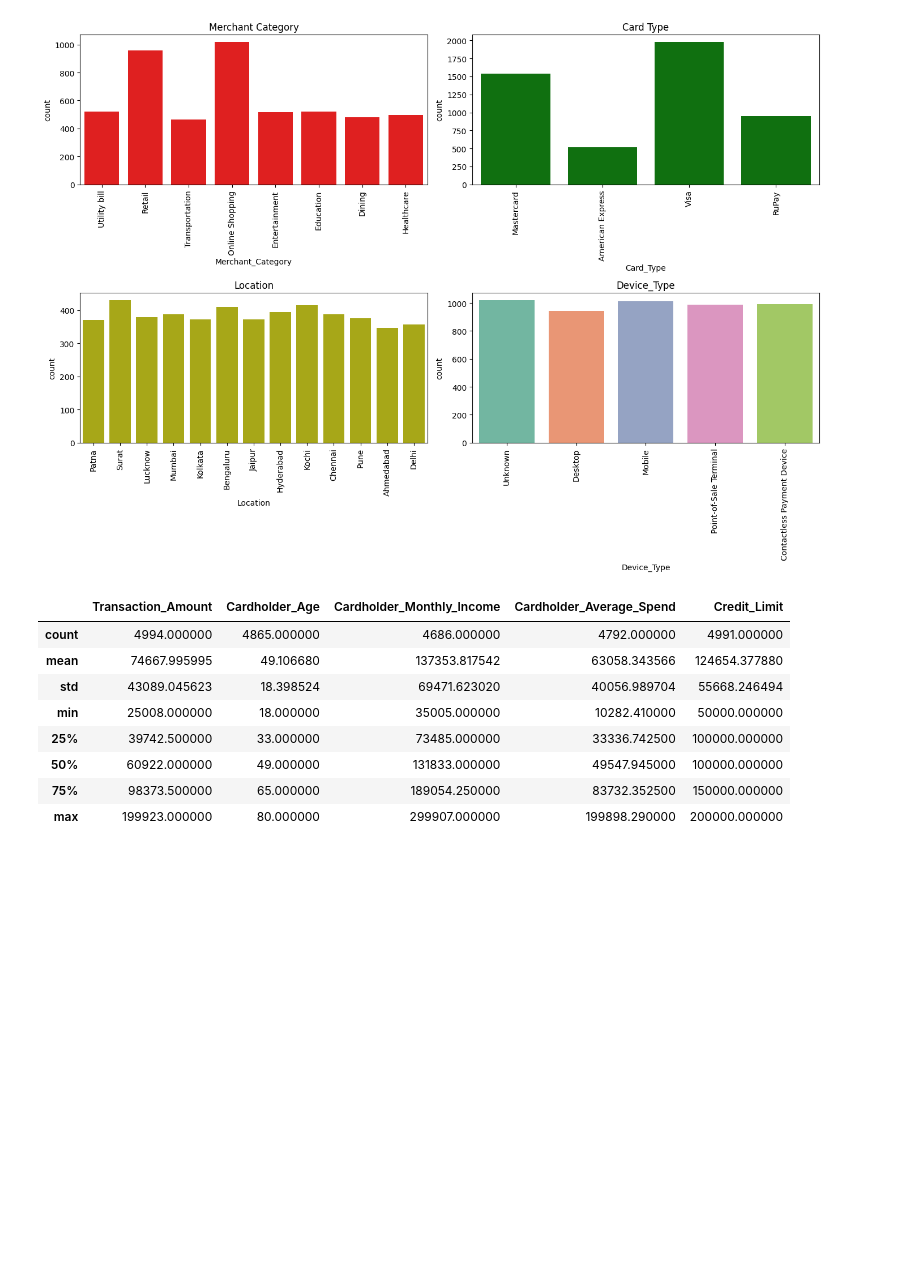
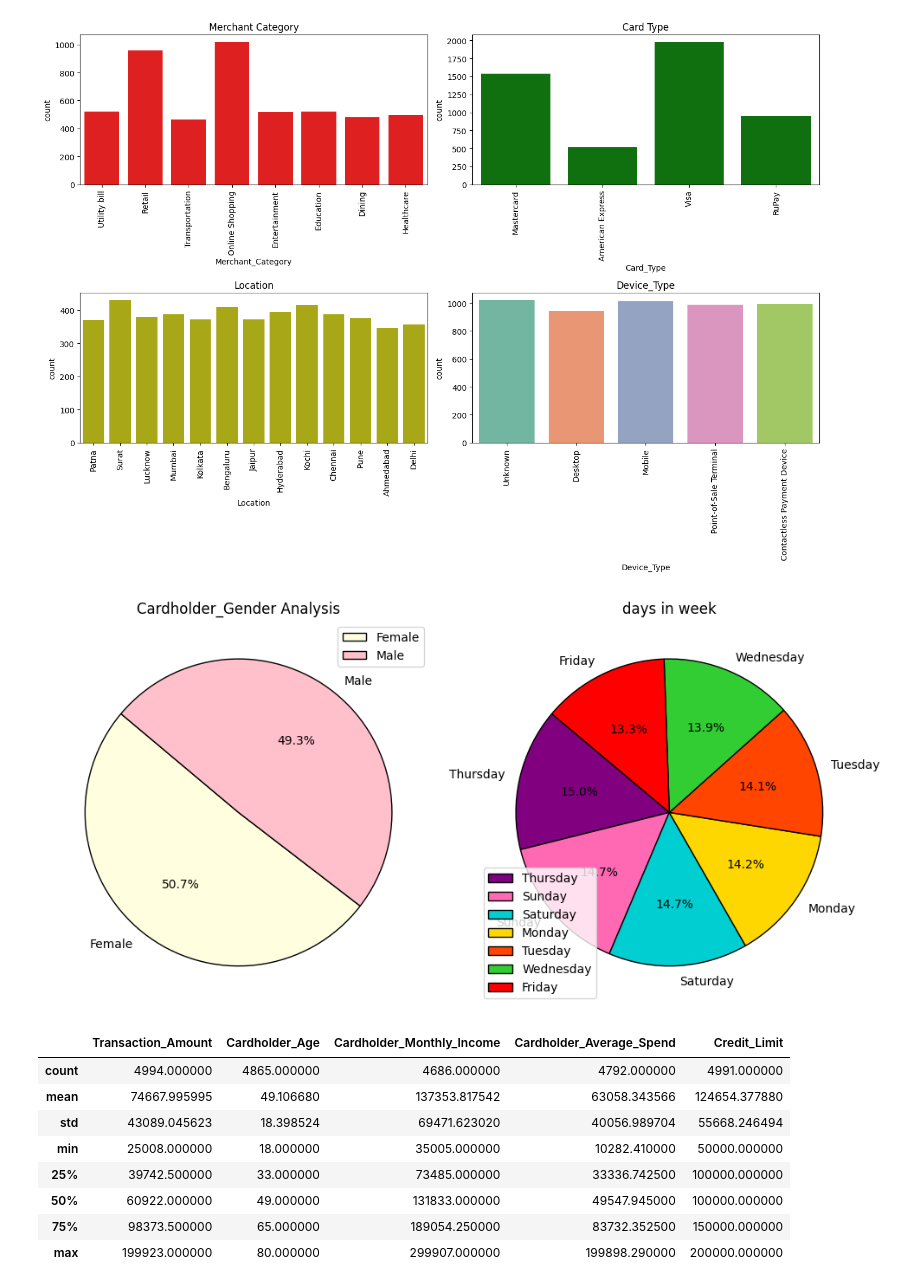
Before and after one commit to Harithamuralidharan/Machine-Learning, a Jupyter notebook: ML_capstone_project.ipynb, the cells around one changed output. Drawn from its saved outputs; the diff is of its cells as text; code cells hidden in the pictures; blank space fills up the shorter version.

```diff
--- a/ML_capstone_project.ipynb
+++ b/ML_capstone_project.ipynb
@@ -118,6 +118,43 @@ plt.tight_layout()
 plt.show()
 # %% [output]
 [figure]
+# %%
+
+#Cardholder_Gender
+gender_count= data['Cardholder_Gender'].value_counts()
+day_count=data["Day_of_Week"].value_counts()
+
+plt.figure(figsize=(10,6))
+
+#Gender count
+plt.subplot(1,2,1)
+plt.pie(gender_count,
+        labels= gender_count.index,
+        autopct='%1.1f%%',
+        startangle=140,
+        wedgeprops={'edgecolor':'black'},
+        colors=['lightyellow','pink','c'])
+plt.title("Cardholder_Gender Analysis")
+plt.legend()
+
+#Day_of_Week
+
+
+plt.subplot(1,2,2)
+plt.pie(day_count,
+        labels= day_count.index,
+        autopct='%1.1f%%',
+        startangle=140,
+        wedgeprops={'edgecolor':'black'},
+        colors=["purple", "hotpink", "darkturquoise", "gold", "orangered", "limegreen","red"])
+plt.title("days in week")
+plt.legend()
+
+
+plt.tight_layout()
+plt.show()
+# %% [output]
+[figure, added]
 # %%
 data.describe()
 # %% [output]
```
Also changed, not shown: parts of 12 cells of this notebook.
